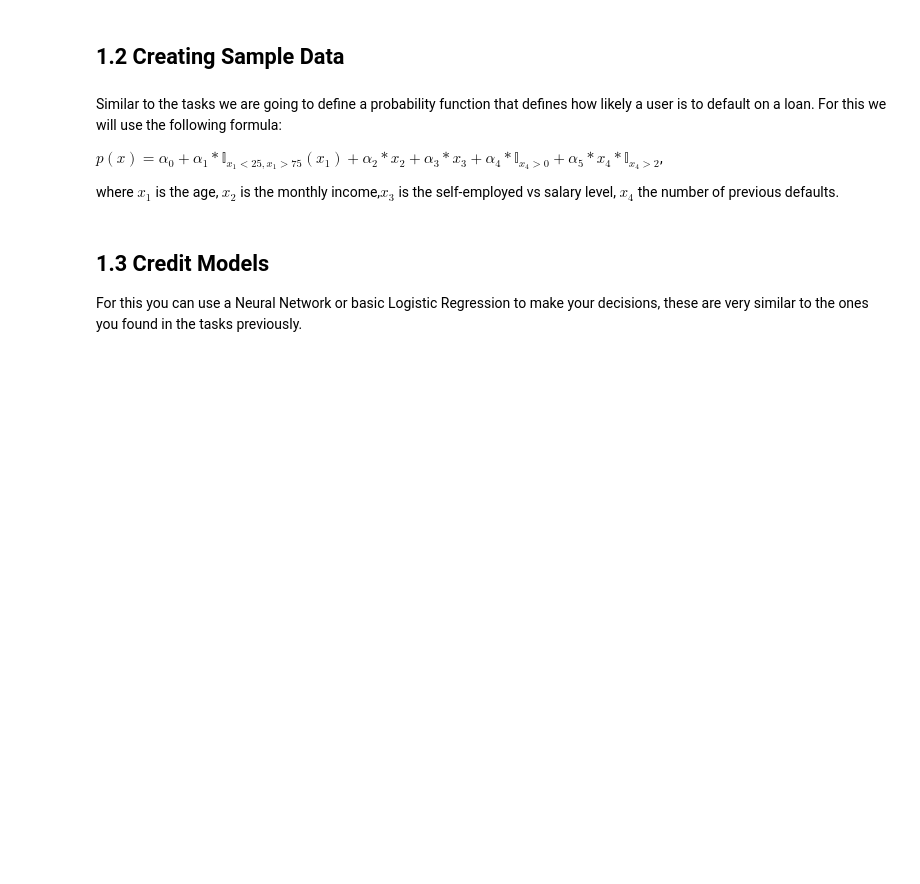
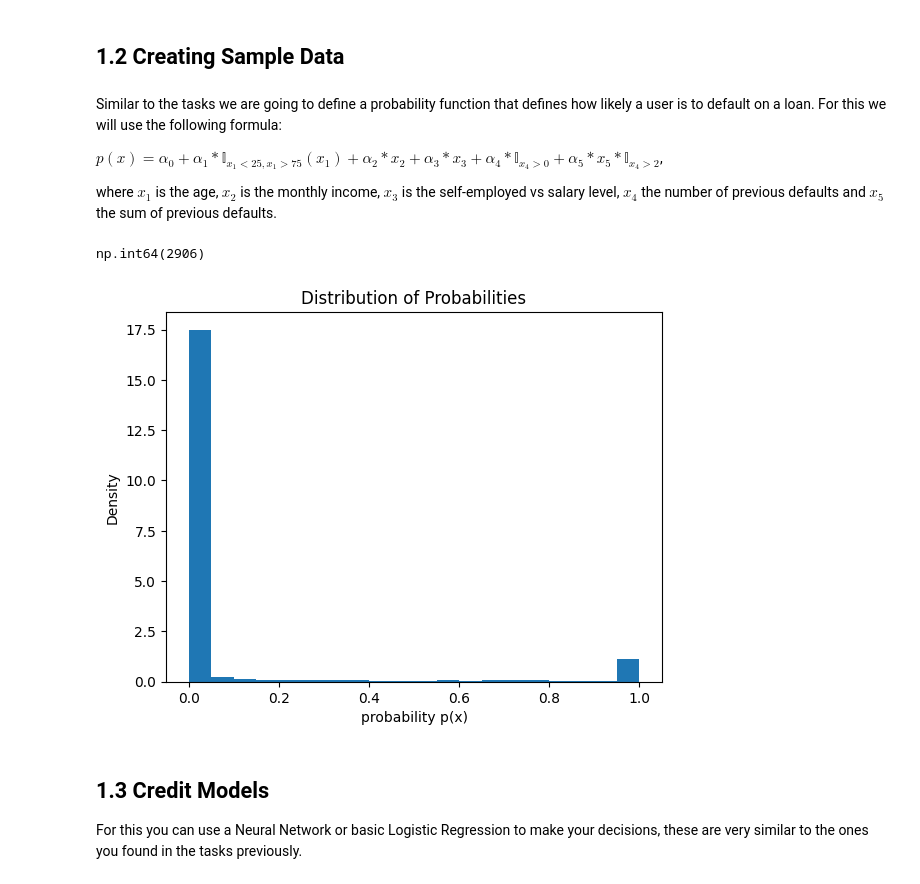
Before and after one commit to cteufel13/FinRAG, a Jupyter notebook: notebooks/Credit_Risk_RAG.ipynb, the cells around one changed output. Drawn from its saved outputs; the diff is of its cells as text; code cells hidden in the pictures; blank space fills up the shorter version.

```diff
--- a/notebooks/Credit_Risk_RAG.ipynb
+++ b/notebooks/Credit_Risk_RAG.ipynb
@@ -53,9 +74,9 @@ os.environ['GOOGLE_API_KEY'] = userdata.get('GOOGLE_API_KEY')
 Similar to the tasks we are going to define a probability function that defines how likely a user is to default on a loan.
 For this we will use the following formula:
 
-$ p(x) = α_0 + α_1*𝕀_{x_1<25,x_1>75}(x_1) +α_2 * x_2 +α_3*x_3 + α_4 * 𝕀_{x_4>0} + α_5 * x_4 *𝕀_{x_4>2}$,
+$ p(x) = α_0 + α_1*𝕀_{x_1<25,x_1>75}(x_1) +α_2 * x_2 +α_3*x_3 + α_4 * 𝕀_{x_4>0} + α_5 * x_5 *𝕀_{x_4>2}$,
 
-where $x_1$ is the age, $x_2$ is the monthly income,$x_3$ is the self-employed vs salary level,  $x_4$ the number of previous defaults.
+where $x_1$ is the age, $x_2$ is the monthly income, $x_3$ is the self-employed vs salary level,  $x_4$ the number of previous defaults and $x_5$ the sum of previous defaults.
 # %%
 m = 20000
 n = 10000
@@ -68,6 +89,10 @@ x4_defaults = np.random.poisson(0.1, size=n_samples)            # x4: Number of
 x5_sum_defaults = x4_defaults * np.random.uniform(0.3, 10.0, size=n_samples) #x5: Sum of Defaults in 1000 CHF
 
 X = np.stack((x1_age, x2_income, x3_employment,x4_defaults,x5_sum_defaults), axis=1)
+# %%
+np.sum(x4_defaults > 0)
+# %% [output]
+np.int64(2906)
 # %%
 sigmoid = lambda x: 1. / (1. + np.exp(-x))
 alpha_0, alpha_1, alpha_2, alpha_3, alpha_4, alpha_5 = -7.5, 10, -1.1, 1., 1.75, 3.5
@@ -76,9 +102,11 @@ p_x = alpha_0 + alpha_1*(x1_age < 25) + alpha_1*(x1_age > 75) + alpha_2*x2_incom
 # %%
 import matplotlib.pyplot as plt
 
 plt.figure()
 plt.hist(p_x, bins=20, density=True)      # density=True will normalize to a PDF
-plt.xlabel('Predicted probability p(x)')
+plt.xlabel('probability p(x)')
 plt.ylabel('Density')
-plt.title('Distribution of Predicted Probabilities')
+plt.title('Distribution of Probabilities')
 plt.show()
+# %% [output]
+[figure, added]
```
Also changed, not shown: parts of 15 cells of this notebook, 2 other files.
